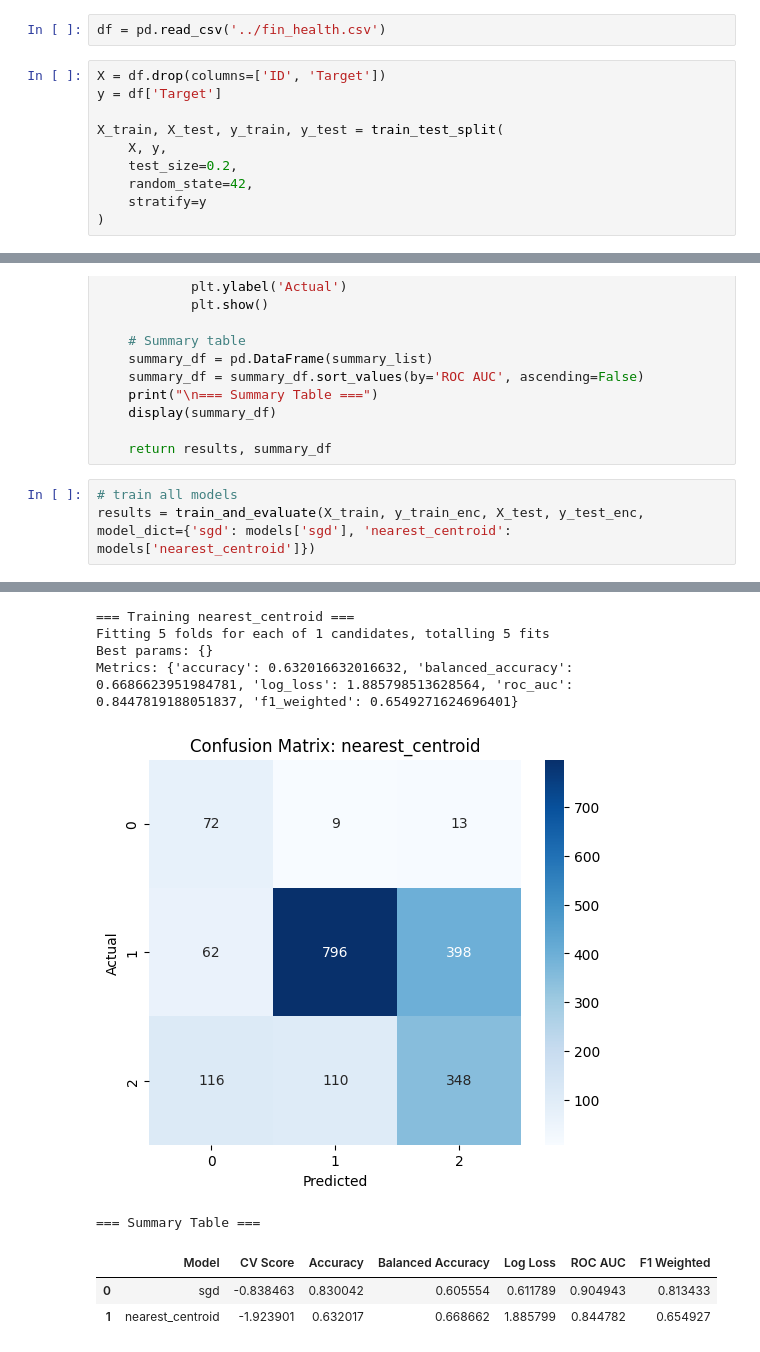
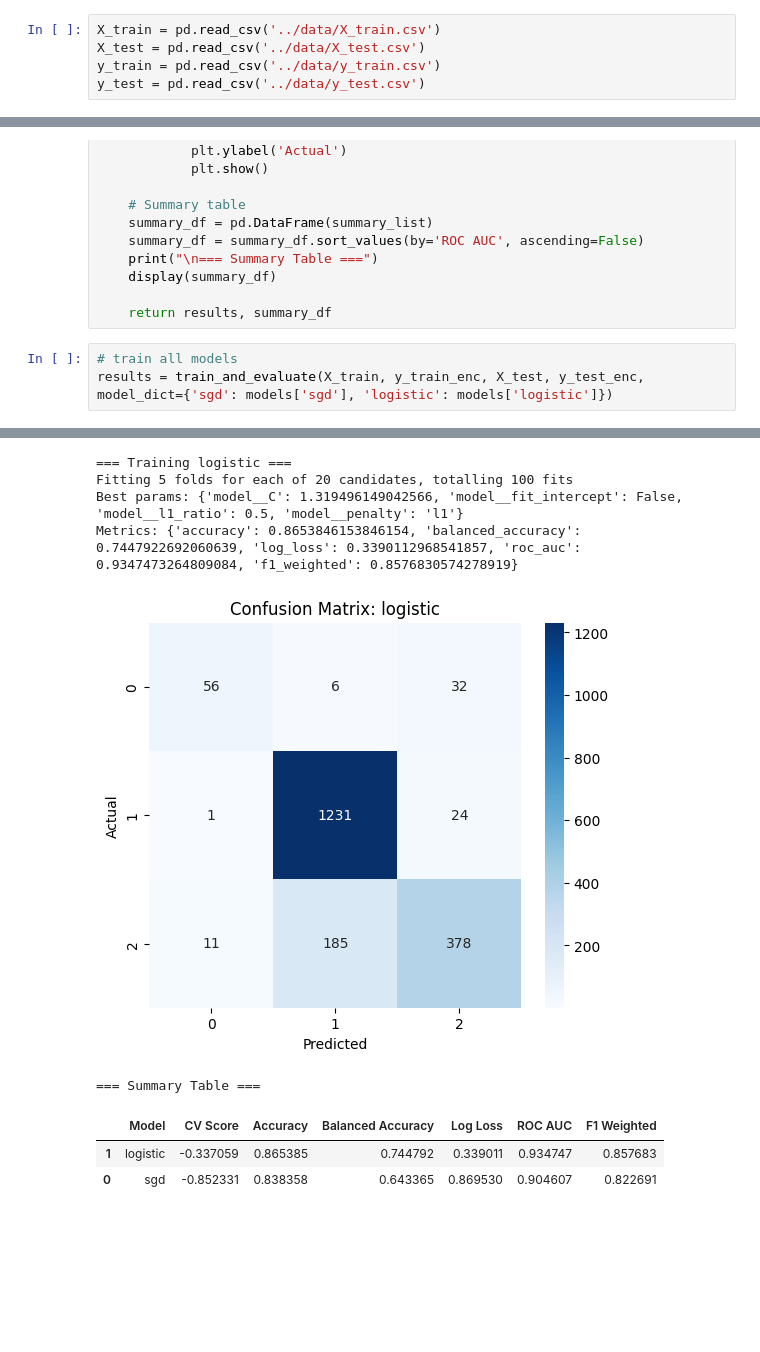
Before and after one commit to ismailSadouki/asri-homework, a Jupyter notebook: notebooks/linear_models.ipynb, the cells around one changed output, grey strips where cells are left out. Saved outputs shown, nothing was run; the diff lists cells and outputs as text; blank space fills up the shorter version.

```diff
--- a/notebooks/linear_models.ipynb
+++ b/notebooks/linear_models.ipynb
@@ -60,14 +60,7 @@ warnings.filterwarnings('ignore')
 import matplotlib.pyplot as plt
 import seaborn as sns
 # %%
-df = pd.read_csv('../fin_health.csv')
+X_train = pd.read_csv('../data/X_train.csv')
+X_test = pd.read_csv('../data/X_test.csv')
+y_train = pd.read_csv('../data/y_train.csv')
+y_test = pd.read_csv('../data/y_test.csv')
-# %%
-X = df.drop(columns=['ID', 'Target'])
-y = df['Target']
-
-X_train, X_test, y_train, y_test = train_test_split(
-    X, y,
-    test_size=0.2,
-    random_state=42,
-    stratify=y
-)
@@ -488,7 +477,7 @@ def train_and_evaluate(X_train, y_train, X_test, y_test, model_dict, n_iter=20,
     return results, summary_df
 # %%
 # train all models
-results = train_and_evaluate(X_train, y_train_enc, X_test, y_test_enc, model_dict={'sgd': models['sgd'], 'nearest_centroid': models['nearest_centroid']})
+results = train_and_evaluate(X_train, y_train_enc, X_test, y_test_enc, model_dict={'sgd': models['sgd'], 'logistic': models['logistic']})
 # %% [output]
 === Training sgd ===
 Fitting 5 folds for each of 20 candidates, totalling 100 fits
@@ -498,9 +487,9 @@ Metrics: {'accuracy': 0.83004158004158, 'balanced_accuracy': 0.6055538254886934,
-=== Training nearest_centroid ===
-Fitting 5 folds for each of 1 candidates, totalling 5 fits
-Best params: {}
-Metrics: {'accuracy': 0.632016632016632, 'balanced_accuracy': 0.6686623951984781, 'log_loss': 1.885798513628564, 'roc_auc': 0.8447819188051837, 'f1_weighted': 0.6549271624696401}
+=== Training logistic ===
+Fitting 5 folds for each of 20 candidates, totalling 100 fits
+Best params: {'model__C': 1.319496149042566, 'model__fit_intercept': False, 'model__l1_ratio': 0.5, 'model__penalty': 'l1'}
+Metrics: {'accuracy': 0.8653846153846154, 'balanced_accuracy': 0.7447922692060639, 'log_loss': 0.3390112968541857, 'roc_auc': 0.9347473264809084, 'f1_weighted': 0.8576830574278919}
-[figure, old version]
+[figure, new version]
 === Summary Table ===
 |  | Model | CV Score | Accuracy | Balanced Accuracy | Log Loss | ROC AUC | F1 Weighted |
-| 0 | sgd | -0.838463 | 0.830042 | 0.605554 | 0.611789 | 0.904943 | 0.813433 |
-| 1 | nearest_centroid | -1.923901 | 0.632017 | 0.668662 | 1.885799 | 0.844782 | 0.654927 |
+| 1 | logistic | -0.337059 | 0.865385 | 0.744792 | 0.339011 | 0.934747 | 0.857683 |
+| 0 | sgd | -0.852331 | 0.838358 | 0.643365 | 0.869530 | 0.904607 | 0.822691 |
```
Also changed, not shown: parts of 3 cells of this notebook, 4 other files.
